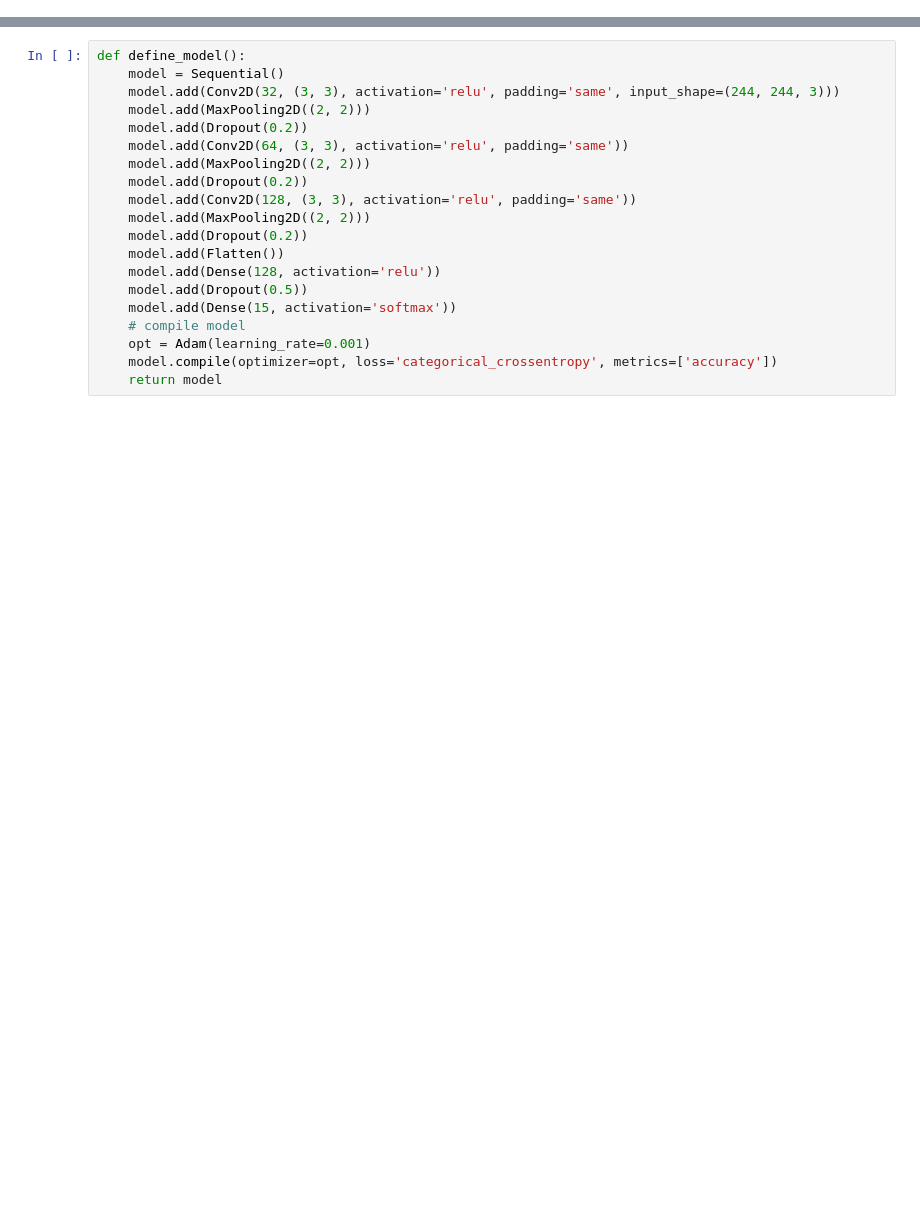
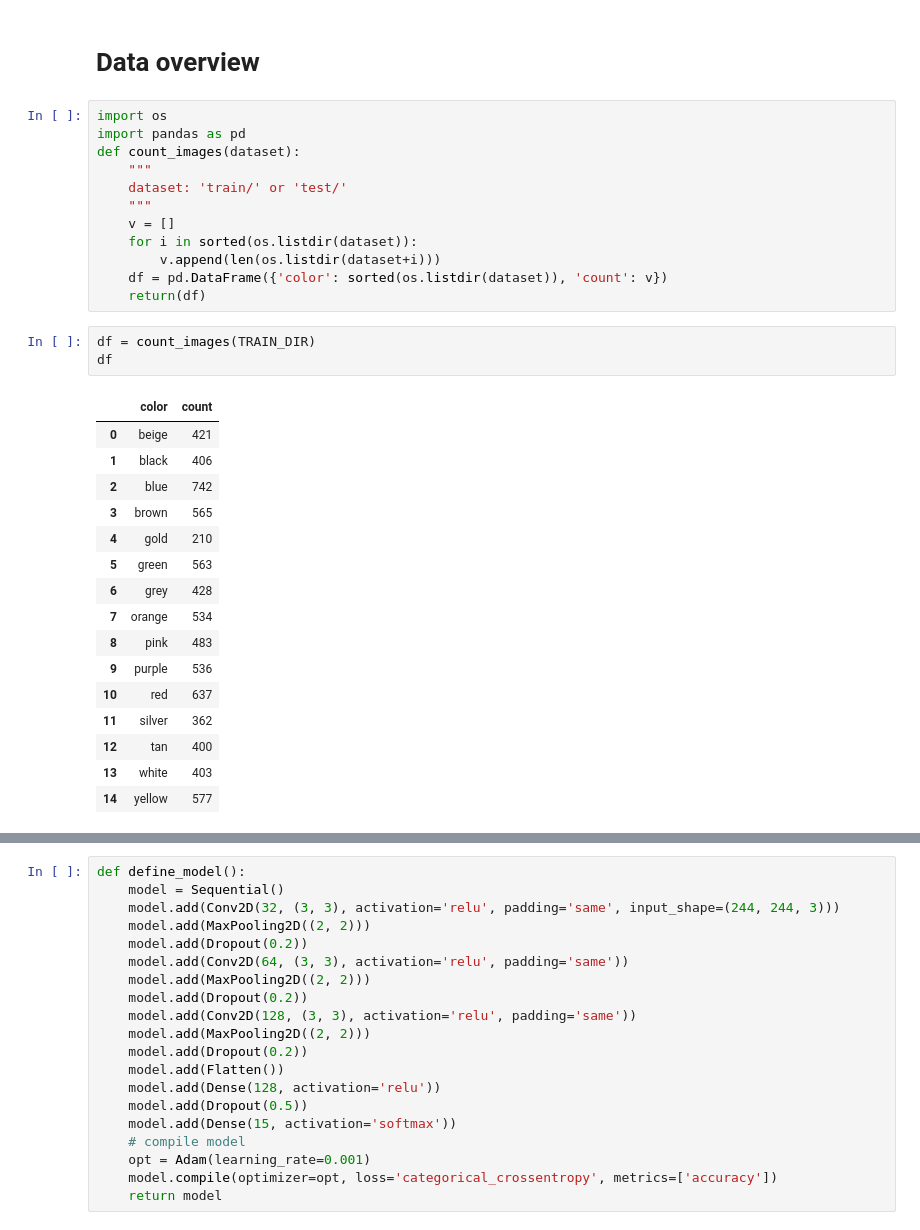
Before and after one commit to haleck/TUSUR-ML-PRACTICE, a Jupyter notebook: practice.ipynb, the cells around one changed output, grey strips where cells are left out. Saved outputs shown, nothing was run; the diff lists cells and outputs as text; blank space fills up the shorter version.

```diff
--- a/practice.ipynb
+++ b/practice.ipynb
@@ -48,3 +56,37 @@ test_generator = testgen.flow_from_directory(
 Found 7267 images belonging to 15 classes.
 Found 1550 images belonging to 15 classes.
 Found 1556 images belonging to 15 classes.
+# %% [markdown]
+# Data overview
+# %%
+import os
+import pandas as pd
+def count_images(dataset):
+    """
+    dataset: 'train/' or 'test/'
+    """
+    v = []
+    for i in sorted(os.listdir(dataset)):
+        v.append(len(os.listdir(dataset+i)))
+    df = pd.DataFrame({'color': sorted(os.listdir(dataset)), 'count': v})
+    return(df)
+# %%
+df = count_images(TRAIN_DIR)
+df
+# %% [output]
+|  | color | count |
+| 0 | beige | 421 |
+| 1 | black | 406 |
+| 2 | blue | 742 |
+| 3 | brown | 565 |
+| 4 | gold | 210 |
+| 5 | green | 563 |
+| 6 | grey | 428 |
+| 7 | orange | 534 |
+| 8 | pink | 483 |
+| 9 | purple | 536 |
+| 10 | red | 637 |
+| 11 | silver | 362 |
+| 12 | tan | 400 |
+| 13 | white | 403 |
+| 14 | yellow | 577 |
```
Also changed, not shown: parts of 24 cells of this notebook.
